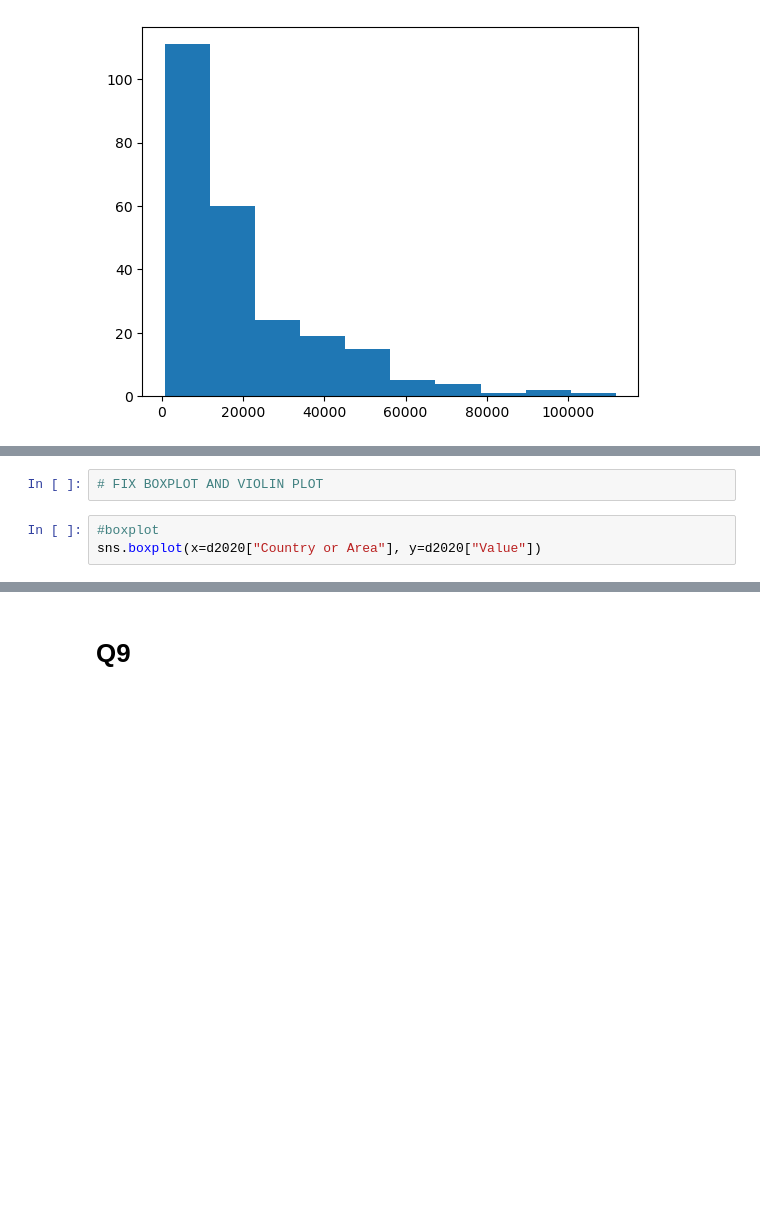
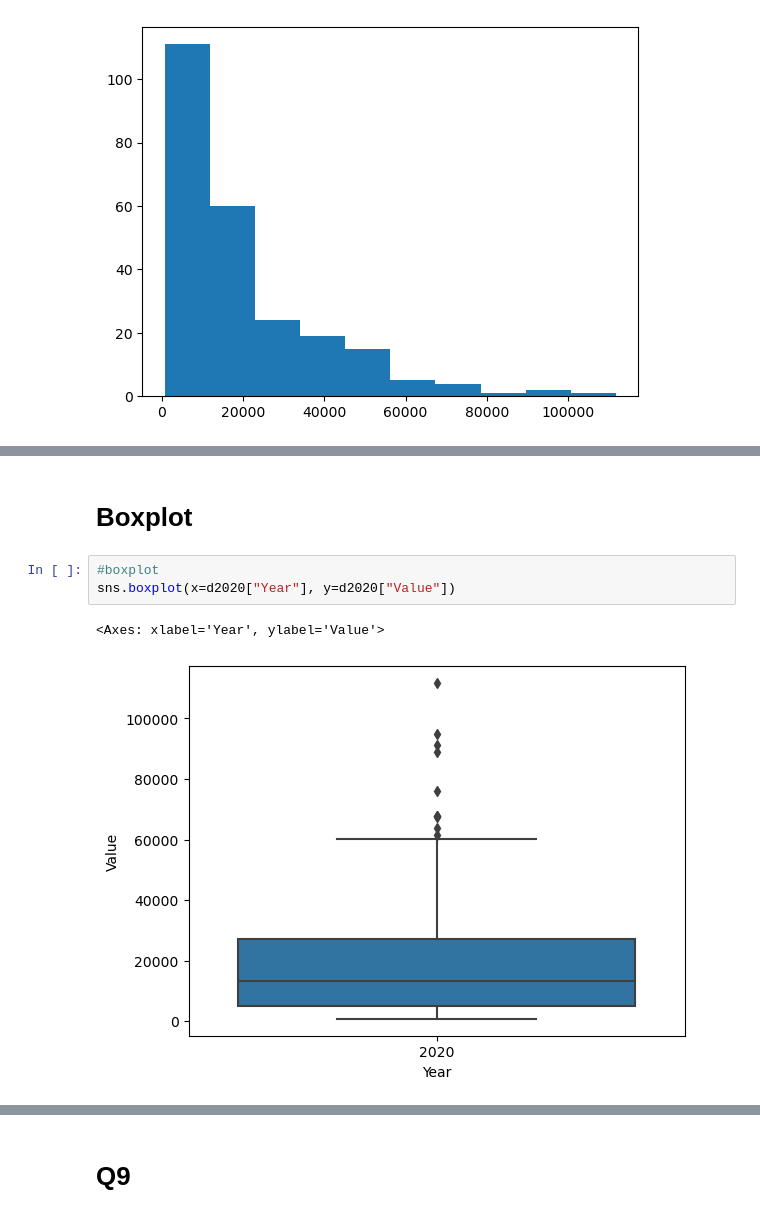
Before and after one commit to NSS-Data-Analytics-Cohort-11/undata-rneyin, a Jupyter notebook: notebook/UN_da11_rn.ipynb, the cells around one changed output, grey strips where cells are left out. Saved outputs shown, nothing was run; the diff lists cells and outputs as text; blank space fills up the shorter version.

```diff
--- a/notebook/UN_da11_rn.ipynb
+++ b/notebook/UN_da11_rn.ipynb
@@ -169,5 +170,8 @@ sns.kdeplot(d2020['Value'],fill=True)
-# %%
-# FIX BOXPLOT AND VIOLIN PLOT
+# %% [markdown]
+# Boxplot
 # %%
 #boxplot
-sns.boxplot(x=d2020["Country or Area"], y=d2020["Value"])
+sns.boxplot(x=d2020["Year"], y=d2020["Value"])
+# %% [output]
+<Axes: xlabel='Year', ylabel='Value'>
+[figure, added]
```
Also changed, not shown: parts of 69 cells of this notebook.
